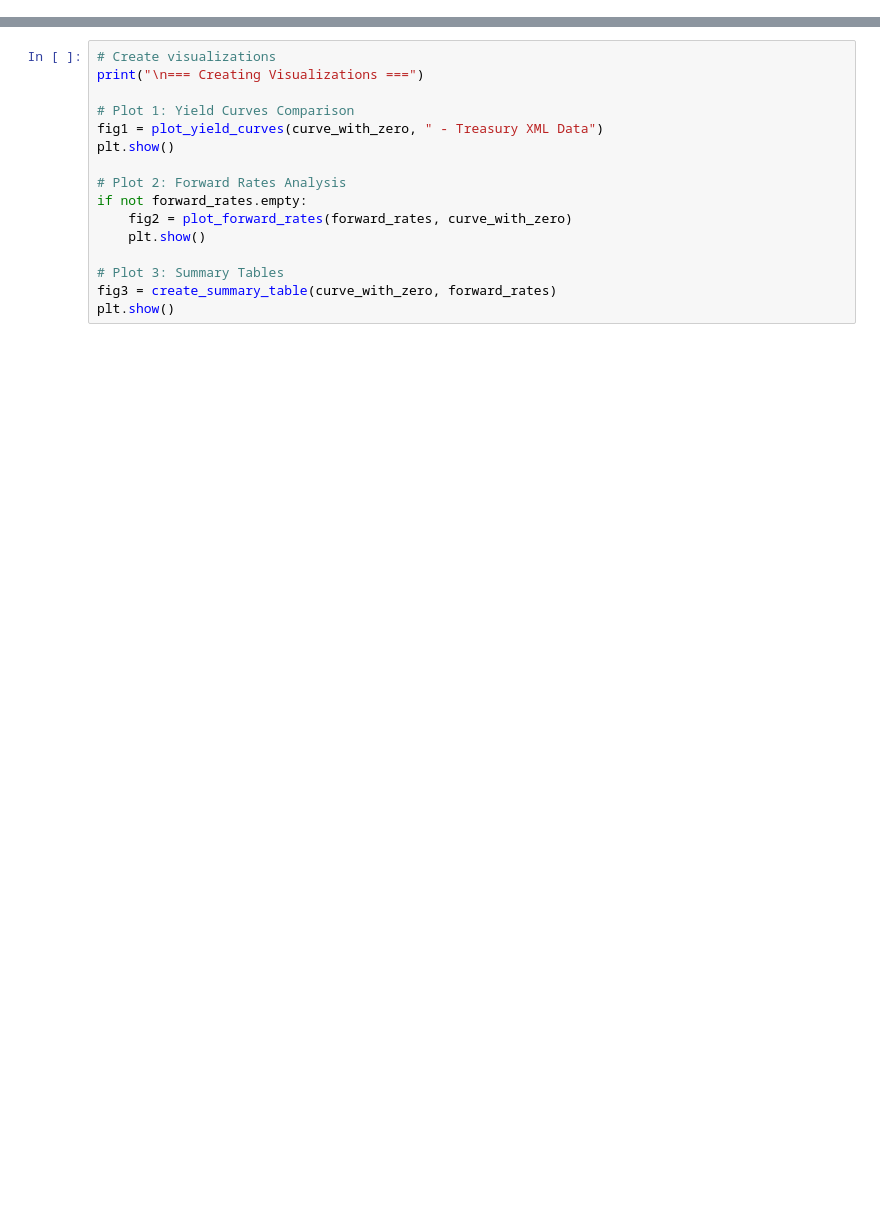
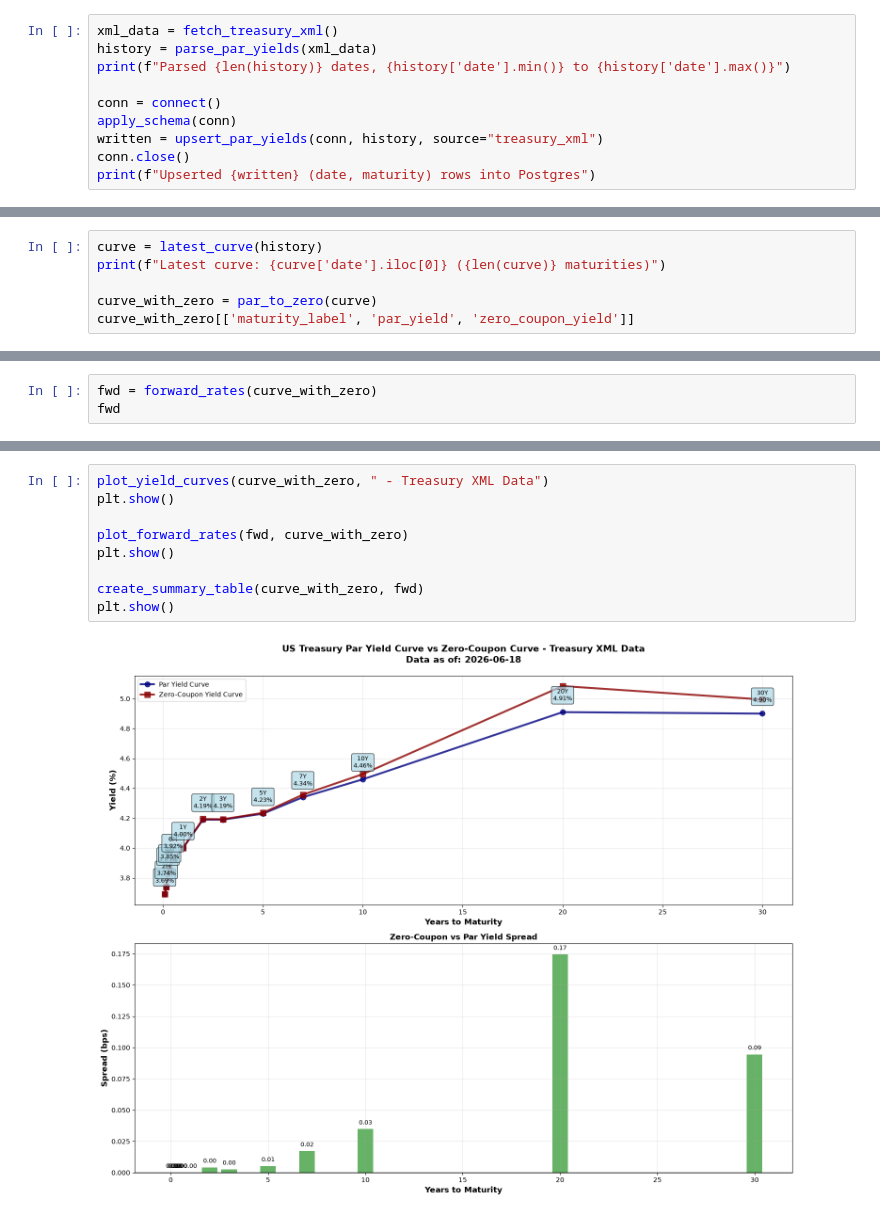
Before and after one commit to McSavage/fred_lx, a Jupyter notebook: YieldCurve/DailyTreasuryParYieldCurve.ipynb, the cells around one changed output, grey strips where cells are left out. Cells and saved outputs as stored; diff of their text form; blank space fills up the shorter version.

```diff
--- a/YieldCurve/DailyTreasuryParYieldCurve.ipynb
+++ b/YieldCurve/DailyTreasuryParYieldCurve.ipynb
@@ -711,0 +19,10 @@ else:
+# %%
+xml_data = fetch_treasury_xml()
+history = parse_par_yields(xml_data)
+print(f"Parsed {len(history)} dates, {history['date'].min()} to {history['date'].max()}")
+
+conn = connect()
+apply_schema(conn)
+written = upsert_par_yields(conn, history, source="treasury_xml")
+conn.close()
+print(f"Upserted {written} (date, maturity) rows into Postgres")
@@ -711,0 +34,6 @@ else:
+# %%
+curve = latest_curve(history)
+print(f"Latest curve: {curve['date'].iloc[0]} ({len(curve)} maturities)")
+
+curve_with_zero = par_to_zero(curve)
+curve_with_zero[['maturity_label', 'par_yield', 'zero_coupon_yield']]
@@ -711,0 +58,3 @@ else:
+# %%
+fwd = forward_rates(curve_with_zero)
+fwd
@@ -712,16 +72,11 @@ else:
 # %%
-# Create visualizations
-print("\n=== Creating Visualizations ===")
-
-# Plot 1: Yield Curves Comparison
-fig1 = plot_yield_curves(curve_with_zero, " - Treasury XML Data")
+plot_yield_curves(curve_with_zero, " - Treasury XML Data")
 plt.show()
 
-# Plot 2: Forward Rates Analysis
-if not forward_rates.empty:
-    fig2 = plot_forward_rates(forward_rates, curve_with_zero)
-    plt.show()
+plot_forward_rates(fwd, curve_with_zero)
+plt.show()
 
-# Plot 3: Summary Tables
-fig3 = create_summary_table(curve_with_zero, forward_rates)
+create_summary_table(curve_with_zero, fwd)
 plt.show()
+# %% [output]
+[figure, added]
```
Also changed, not shown: parts of 20 cells of this notebook, 33 other files.
